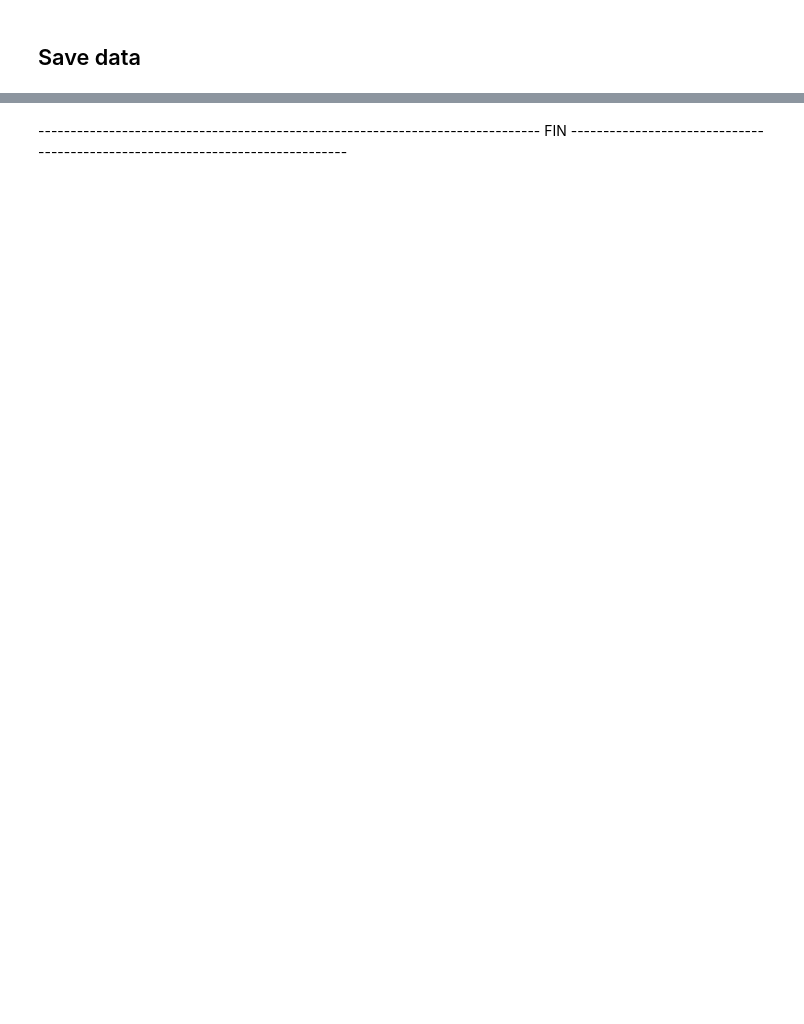
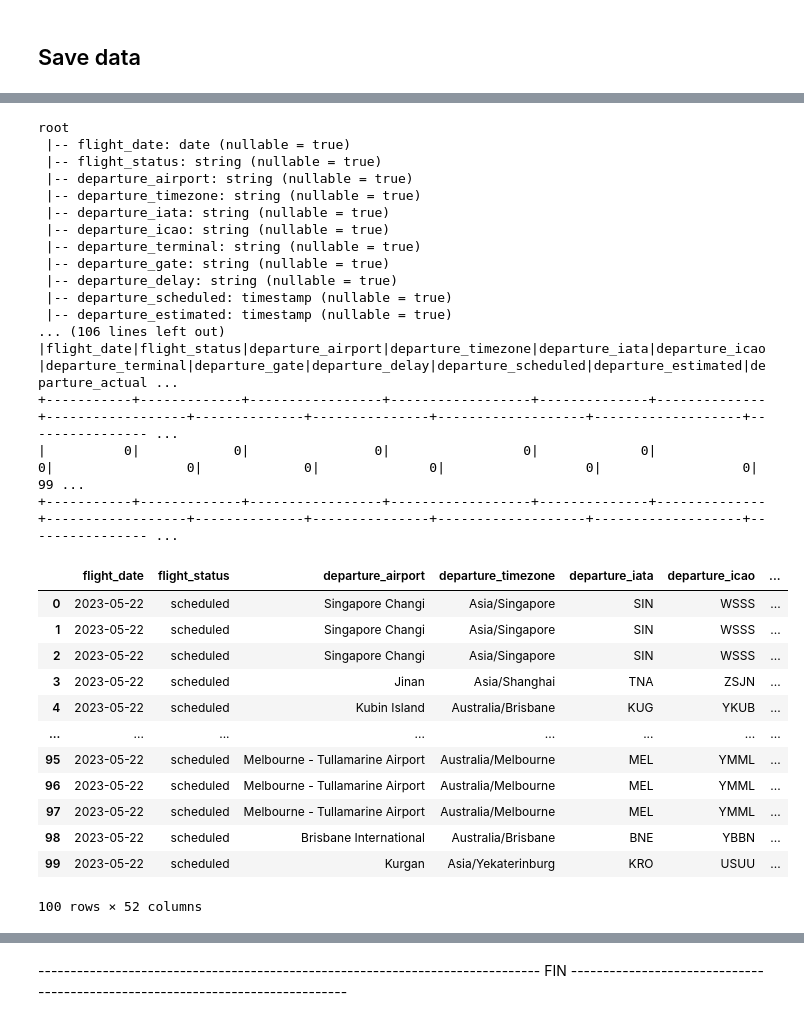
Before and after one commit to amouhite-dev/test_technique_exalt, a Jupyter notebook: TestTechniqueExaltIT_ETL.ipynb, the cells around one changed output, grey strips where cells are left out. Saved outputs shown, nothing was run; the diff lists cells and outputs as text; code cells hidden in the pictures; blank space fills up the shorter version.

```diff
--- a/TestTechniqueExaltIT_ETL.ipynb
+++ b/TestTechniqueExaltIT_ETL.ipynb
@@ -297,7 +285,8 @@ df_flights.toPandas().head(100)
 # %% [markdown]
 **3. Describe my dataframe df_flights**
 # %%
-def describe_dataframe(df):
+# function to describe my dataframe
+def describe_dataframe(df:DataFrame) -> None :
     print("Display my dataframe : ")
     df.show()
     print()
@@ -311,4 +300,5 @@ def describe_dataframe(df):
     print('Count number of miss value in my dataframe : ')
     df_flights.select([count(when(col(c).isNull(), c)).alias(c) for c in df_flights.columns]).show()
 
-describe_dataframe(df_flights)
+    logging.info("function 'describe_dataframe' is done")
+    df.toPandas()
@@ -838,0 +741,44 @@ spark.stop()
+# %%
+# Step2: Data cleaning
+df_flights = define_type_column_dataframe(df_flights)
+
+df_flights = fill_nan_value(df_flights)
+
+df_flights = split_timezone(df_flights)
+
+df_flights = calculate_duration_in_sec_and_hour(df_flights)
+
+describe_dataframe(df_flights)
+
+df_flights.toPandas()
+# %% [output]
+root
+ |-- flight_date: date (nullable = true)
+ |-- flight_status: string (nullable = true)
+ |-- departure_airport: string (nullable = true)
+ |-- departure_timezone: string (nullable = true)
+ |-- departure_iata: string (nullable = true)
+ |-- departure_icao: string (nullable = true)
+ |-- departure_terminal: string (nullable = true)
+ |-- departure_gate: string (nullable = true)
+ |-- departure_delay: string (nullable = true)
+ |-- departure_scheduled: timestamp (nullable = true)
+ |-- departure_estimated: timestamp (nullable = true)
+... (106 lines left out)
+|flight_date|flight_status|departure_airport|departure_timezone|departure_iata|departure_icao|departure_terminal|departure_gate|departure_delay|departure_scheduled|departure_estimated|departure_actual ...
++-----------+-------------+-----------------+------------------+--------------+--------------+------------------+--------------+---------------+-------------------+-------------------+---------------- ...
+|          0|            0|                0|                 0|             0|             0|                 0|             0|              0|                  0|                  0|              99 ...
++-----------+-------------+-----------------+------------------+--------------+--------------+------------------+--------------+---------------+-------------------+-------------------+---------------- ...
+|  | flight_date | flight_status | departure_airport | departure_timezone | departure_iata | departure_icao | ... |
+| 0 | 2023-05-22 | scheduled | Singapore Changi | Asia/Singapore | SIN | WSSS | ... |
+| 1 | 2023-05-22 | scheduled | Singapore Changi | Asia/Singapore | SIN | WSSS | ... |
+| 2 | 2023-05-22 | scheduled | Singapore Changi | Asia/Singapore | SIN | WSSS | ... |
+| 3 | 2023-05-22 | scheduled | Jinan | Asia/Shanghai | TNA | ZSJN | ... |
+| 4 | 2023-05-22 | scheduled | Kubin Island | Australia/Brisbane | KUG | YKUB | ... |
+| ... | ... | ... | ... | ... | ... | ... | ... |
+| 95 | 2023-05-22 | scheduled | Melbourne - Tullamarine Airport | Australia/Melbourne | MEL | YMML | ... |
+| 96 | 2023-05-22 | scheduled | Melbourne - Tullamarine Airport | Australia/Melbourne | MEL | YMML | ... |
+| 97 | 2023-05-22 | scheduled | Melbourne - Tullamarine Airport | Australia/Melbourne | MEL | YMML | ... |
+| 98 | 2023-05-22 | scheduled | Brisbane International | Australia/Brisbane | BNE | YBBN | ... |
+| 99 | 2023-05-22 | scheduled | Kurgan | Asia/Yekaterinburg | KRO | USUU | ... |
+100 rows × 52 columns
```
Also changed, not shown: parts of 51 cells of this notebook.
